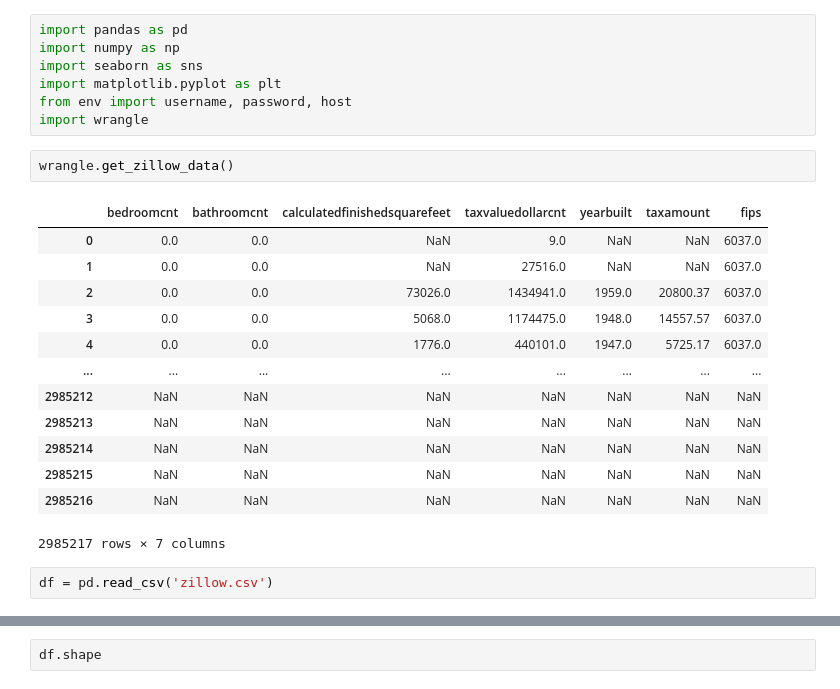
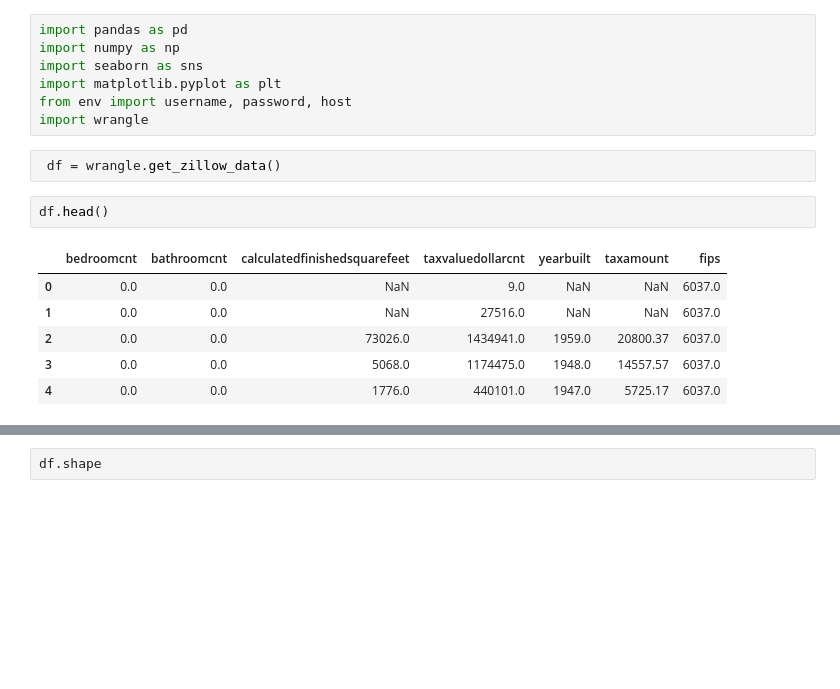
Before and after one commit to SLawsonWoods/regression-exercises, a Jupyter notebook: wrangle.ipynb, the cells around one changed output, grey strips where cells are left out. Drawn from its saved outputs; the diff is of its cells as text; blank space fills up the shorter version.

```diff
--- a/wrangle.ipynb
+++ b/wrangle.ipynb
@@ -6,22 +6,15 @@ import matplotlib.pyplot as plt
 from env import username, password, host
 import wrangle
 # %%
-wrangle.get_zillow_data()
+ df = wrangle.get_zillow_data()
-# %% [output]
-|  | bedroomcnt | bathroomcnt | calculatedfinishedsquarefeet | taxvaluedollarcnt | yearbuilt | taxamount | fips |
-| 0 | 0.0 | 0.0 | NaN | 9.0 | NaN | NaN | 6037.0 |
-| 1 | 0.0 | 0.0 | NaN | 27516.0 | NaN | NaN | 6037.0 |
-| 2 | 0.0 | 0.0 | 73026.0 | 1434941.0 | 1959.0 | 20800.37 | 6037.0 |
-| 3 | 0.0 | 0.0 | 5068.0 | 1174475.0 | 1948.0 | 14557.57 | 6037.0 |
-| 4 | 0.0 | 0.0 | 1776.0 | 440101.0 | 1947.0 | 5725.17 | 6037.0 |
-| ... | ... | ... | ... | ... | ... | ... | ... |
-| 2985212 | NaN | NaN | NaN | NaN | NaN | NaN | NaN |
-| 2985213 | NaN | NaN | NaN | NaN | NaN | NaN | NaN |
-| 2985214 | NaN | NaN | NaN | NaN | NaN | NaN | NaN |
-| 2985215 | NaN | NaN | NaN | NaN | NaN | NaN | NaN |
-| 2985216 | NaN | NaN | NaN | NaN | NaN | NaN | NaN |
-2985217 rows × 7 columns
 # %%
-df = pd.read_csv('zillow.csv')
+df.head()
+# %% [output]
+|  | bedroomcnt | bathroomcnt | calculatedfinishedsquarefeet | taxvaluedollarcnt | yearbuilt | taxamount | fips |
+| 0 | 0.0 | 0.0 | NaN | 9.0 | NaN | NaN | 6037.0 |
+| 1 | 0.0 | 0.0 | NaN | 27516.0 | NaN | NaN | 6037.0 |
+| 2 | 0.0 | 0.0 | 73026.0 | 1434941.0 | 1959.0 | 20800.37 | 6037.0 |
+| 3 | 0.0 | 0.0 | 5068.0 | 1174475.0 | 1948.0 | 14557.57 | 6037.0 |
+| 4 | 0.0 | 0.0 | 1776.0 | 440101.0 | 1947.0 | 5725.17 | 6037.0 |
 # %%
 #2. walk through the summarization and cleaning steps in your wrangle.ipynb file like we
```
Also changed, not shown: parts of 4 cells of this notebook, 3 other files.
